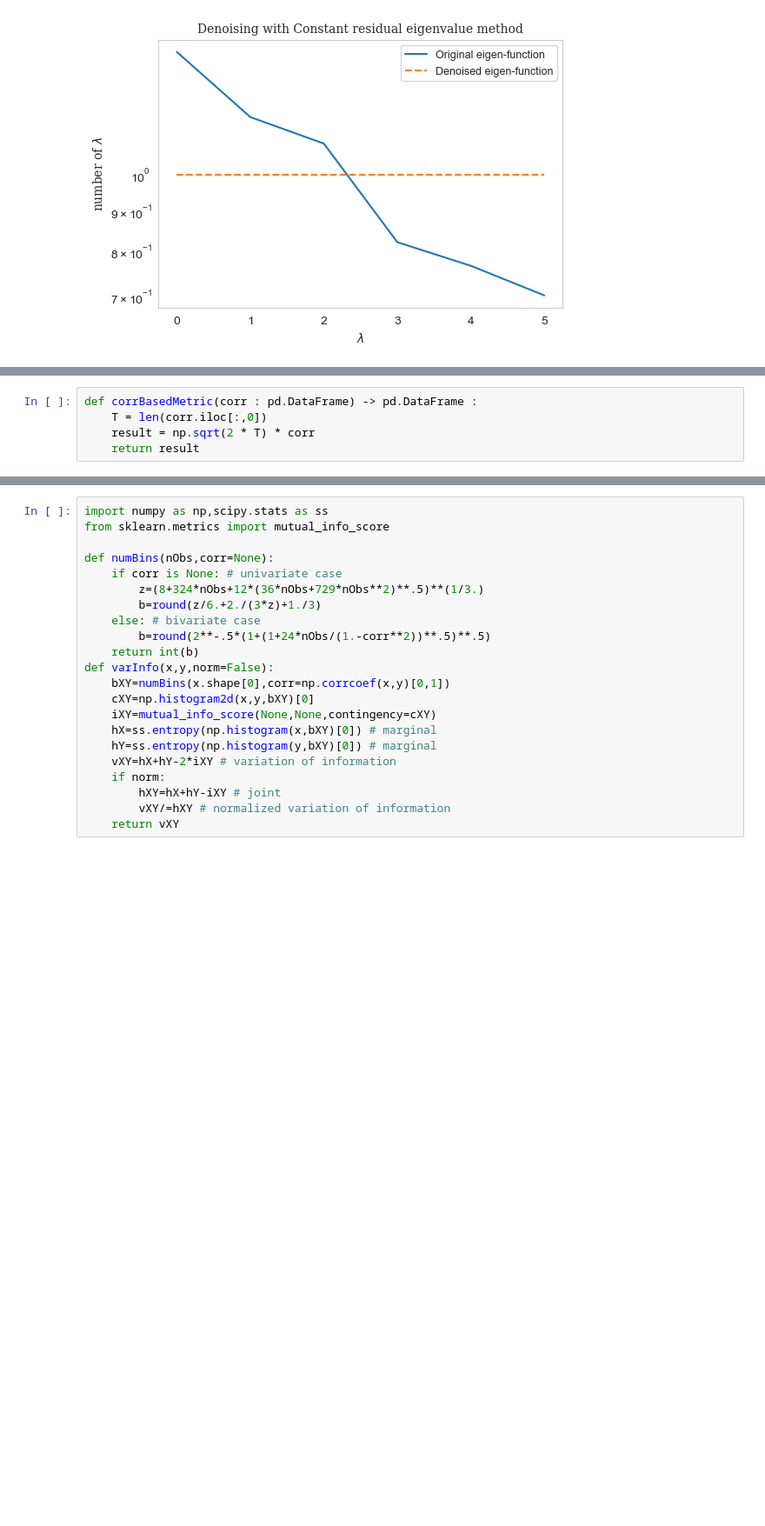
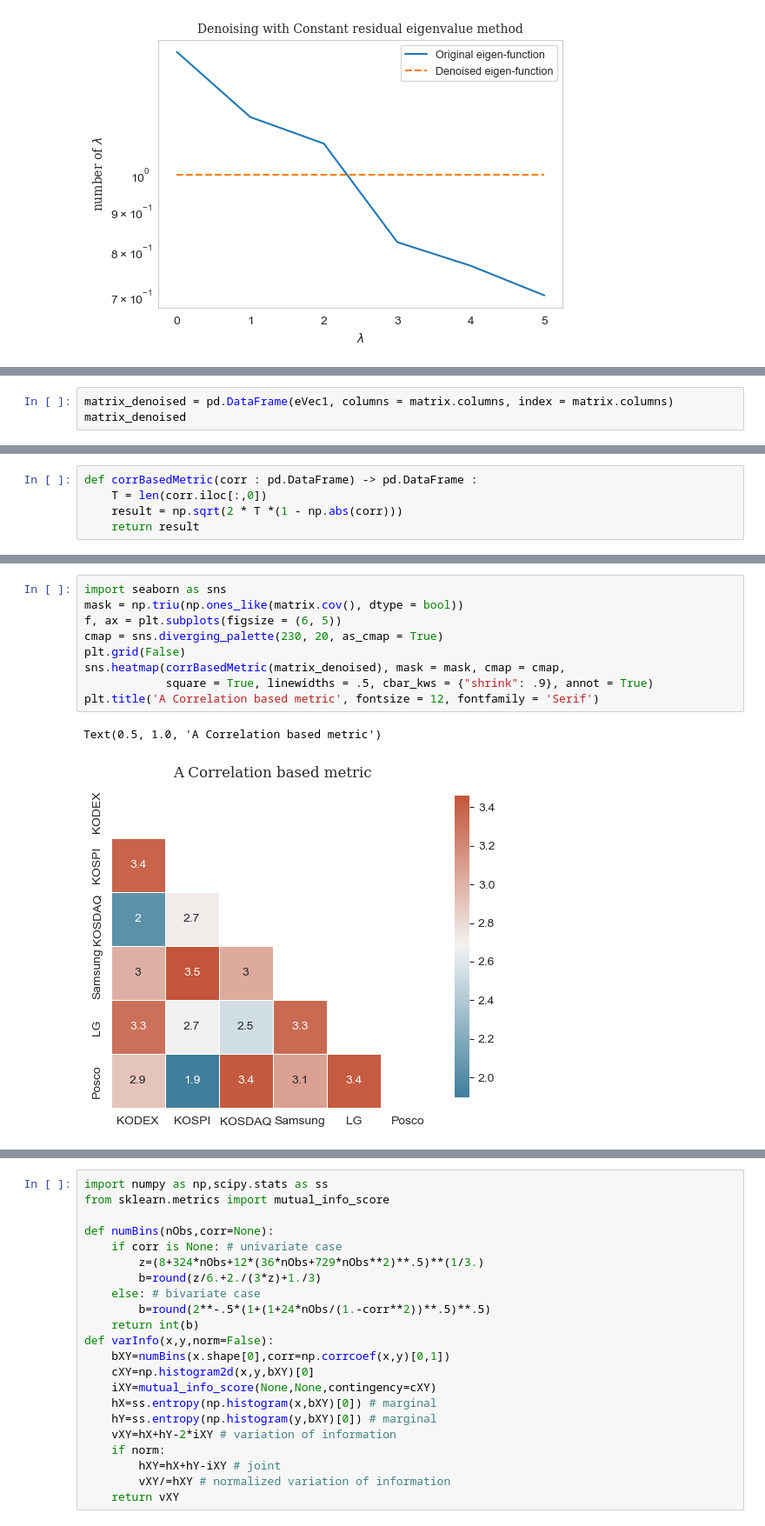
Before and after one commit to Tommylee1013/MachineLearning-for-AssetManagers, a Jupyter notebook: Chapter 3/03DistanceMetrics.ipynb, the cells around one changed output, grey strips where cells are left out. Shown at 87% size. Cells and saved outputs as stored; diff of their text form; blank space fills up the shorter version.

```diff
--- a/Chapter 3/03DistanceMetrics.ipynb
+++ b/Chapter 3/03DistanceMetrics.ipynb
@@ -101,0 +97,3 @@ array([[ 0.64263467, -0.35422997, -0.22916047,  0.52777864, -0.61018994,
+# %%
+matrix_denoised = pd.DataFrame(eVec1, columns = matrix.columns, index = matrix.columns)
+matrix_denoised
@@ -102,5 +108,5 @@ array([[ 0.64263467, -0.35422997, -0.22916047,  0.52777864, -0.61018994,
 # %%
 def corrBasedMetric(corr : pd.DataFrame) -> pd.DataFrame :
     T = len(corr.iloc[:,0])
-    result = np.sqrt(2 * T) * corr
+    result = np.sqrt(2 * T *(1 - np.abs(corr)))
     return result
@@ -118,0 +123,12 @@ corrBasedMetric(pd.DataFrame(eVec1, columns = matrix.columns))
+# %%
+import seaborn as sns
+mask = np.triu(np.ones_like(matrix.cov(), dtype = bool))
+f, ax = plt.subplots(figsize = (6, 5))
+cmap = sns.diverging_palette(230, 20, as_cmap = True)
+plt.grid(False)
+sns.heatmap(corrBasedMetric(matrix_denoised), mask = mask, cmap = cmap,
+            square = True, linewidths = .5, cbar_kws = {"shrink": .9}, annot = True)
+plt.title('A Correlation based metric', fontsize = 12, fontfamily = 'Serif')
+# %% [output]
+Text(0.5, 1.0, 'A Correlation based metric')
+[figure, added]
```
Also changed, not shown: parts of 8 cells of this notebook, 1 other file.
